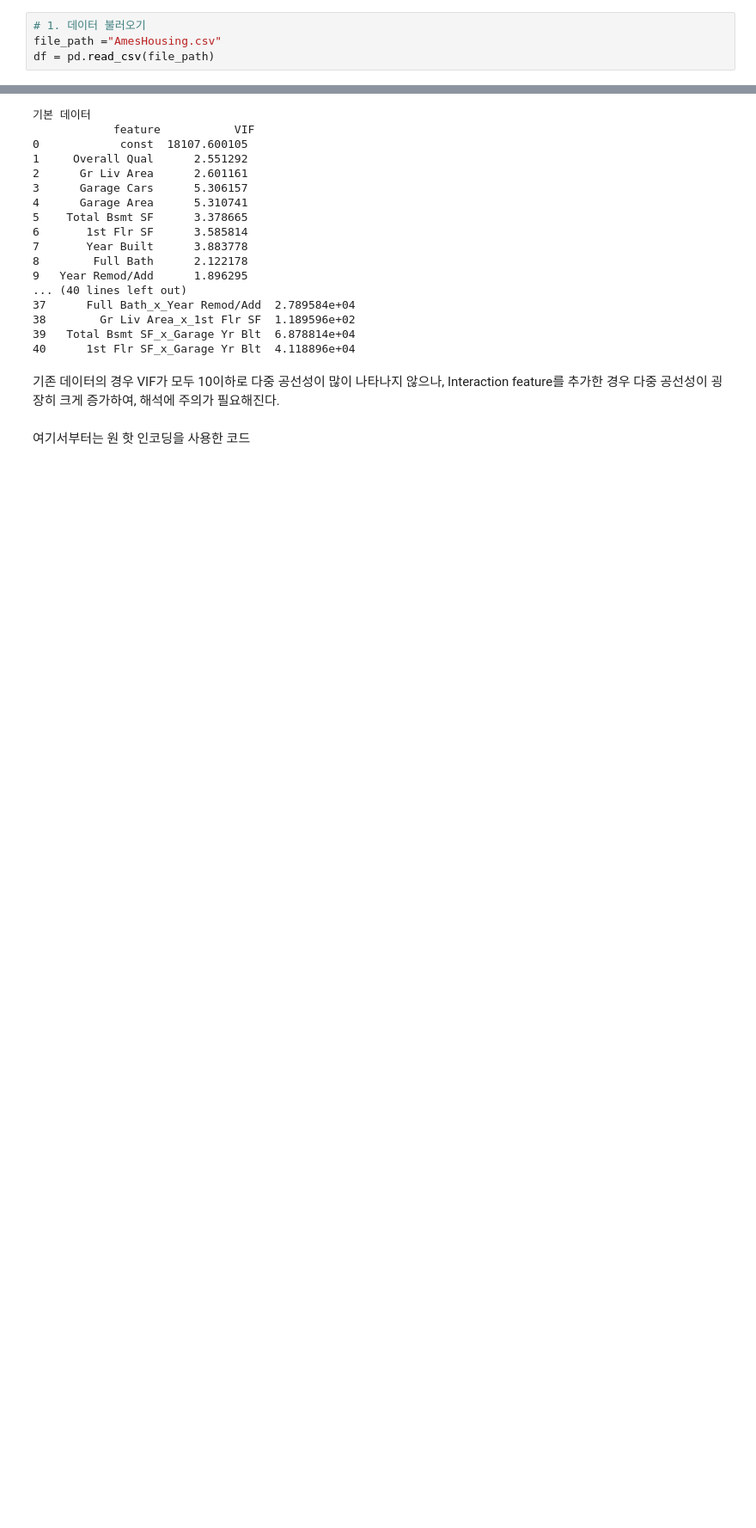
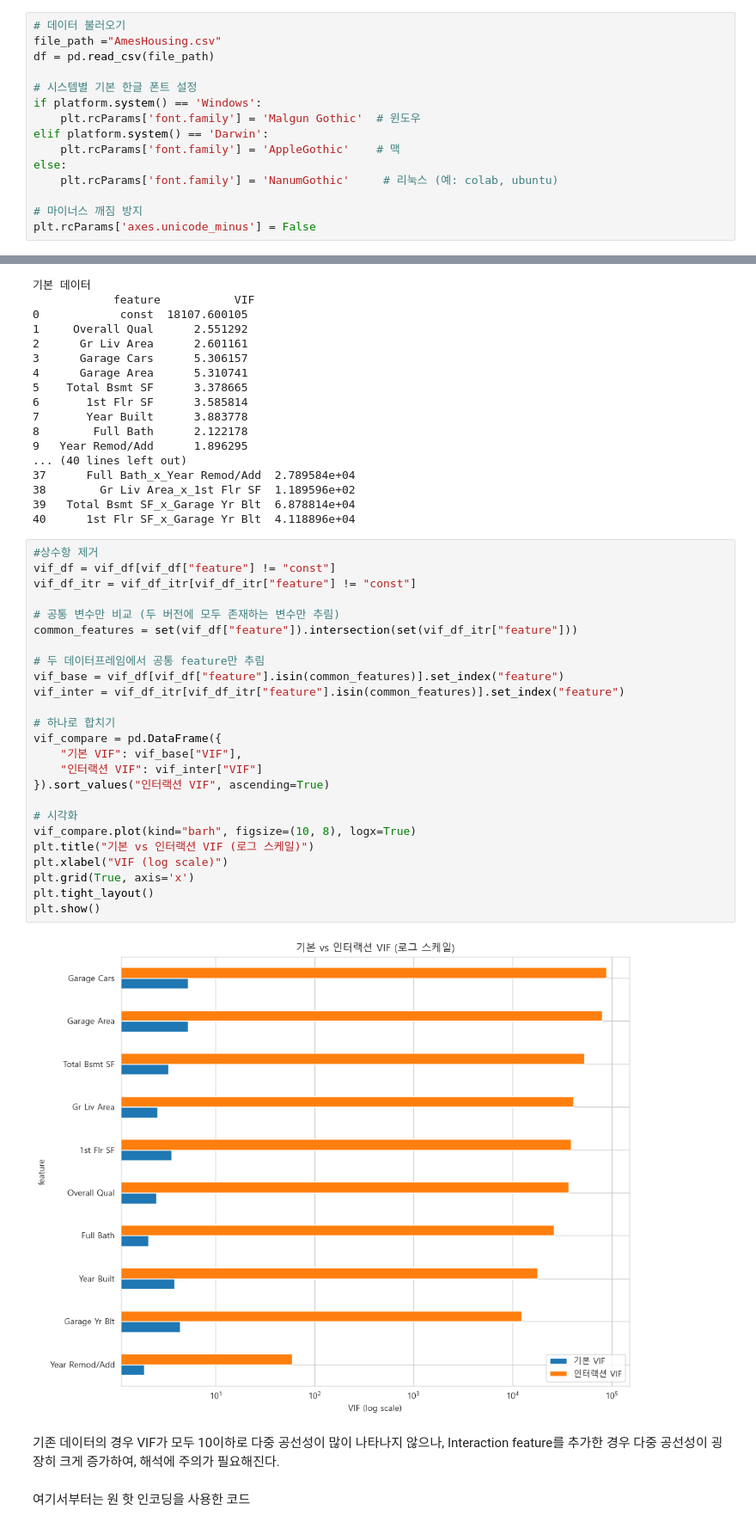
Before and after one commit to dobi02/datamining2025, a Jupyter notebook: MultiLinearRegression.ipynb, the cells around one changed output, grey strips where cells are left out. Shown at 86% size. Saved outputs shown, nothing was run; the diff lists cells and outputs as text; blank space fills up the shorter version.

```diff
--- a/MultiLinearRegression.ipynb
+++ b/MultiLinearRegression.ipynb
@@ -14,7 +17,18 @@ from itertools import combinations
 # %%
-# 1. 데이터 불러오기
+# 데이터 불러오기
 file_path ="AmesHousing.csv"
 df = pd.read_csv(file_path)
+
+# 시스템별 기본 한글 폰트 설정
+if platform.system() == 'Windows':
+    plt.rcParams['font.family'] = 'Malgun Gothic'  # 윈도우
+elif platform.system() == 'Darwin':
+    plt.rcParams['font.family'] = 'AppleGothic'    # 맥
+else:
+    plt.rcParams['font.family'] = 'NanumGothic'     # 리눅스 (예: colab, ubuntu)
+
+# 마이너스 깨짐 방지
+plt.rcParams['axes.unicode_minus'] = False
 # %% [markdown]
 결측치 처리
 # %%
@@ -233,6 +252,33 @@ print("인터렉션 추가 데이터\n", vif_df_itr)
 38        Gr Liv Area_x_1st Flr SF  1.189596e+02
 39   Total Bsmt SF_x_Garage Yr Blt  6.878814e+04
 40      1st Flr SF_x_Garage Yr Blt  4.118896e+04
+# %%
+#상수항 제거
+vif_df = vif_df[vif_df["feature"] != "const"]
+vif_df_itr = vif_df_itr[vif_df_itr["feature"] != "const"]
+
+# 공통 변수만 비교 (두 버전에 모두 존재하는 변수만 추림)
+common_features = set(vif_df["feature"]).intersection(set(vif_df_itr["feature"]))
+
+# 두 데이터프레임에서 공통 feature만 추림
+vif_base = vif_df[vif_df["feature"].isin(common_features)].set_index("feature")
+vif_inter = vif_df_itr[vif_df_itr["feature"].isin(common_features)].set_index("feature")
+
+# 하나로 합치기
+vif_compare = pd.DataFrame({
+    "기본 VIF": vif_base["VIF"],
+    "인터랙션 VIF": vif_inter["VIF"]
+}).sort_values("인터랙션 VIF", ascending=True)
+
+# 시각화
+vif_compare.plot(kind="barh", figsize=(10, 8), logx=True)
+plt.title("기본 vs 인터랙션 VIF (로그 스케일)")
+plt.xlabel("VIF (log scale)")
+plt.grid(True, axis='x')
+plt.tight_layout()
+plt.show()
+# %% [output]
+[figure, added]
 # %% [markdown]
 기존 데이터의 경우 VIF가 모두 10이하로 다중 공선성이 많이 나타나지 않으나,
 Interaction feature를 추가한 경우 다중 공선성이 굉장히 크게 증가하여, 해석에 주의가 필요해진다.
```
Also changed, not shown: parts of 7 cells of this notebook.
